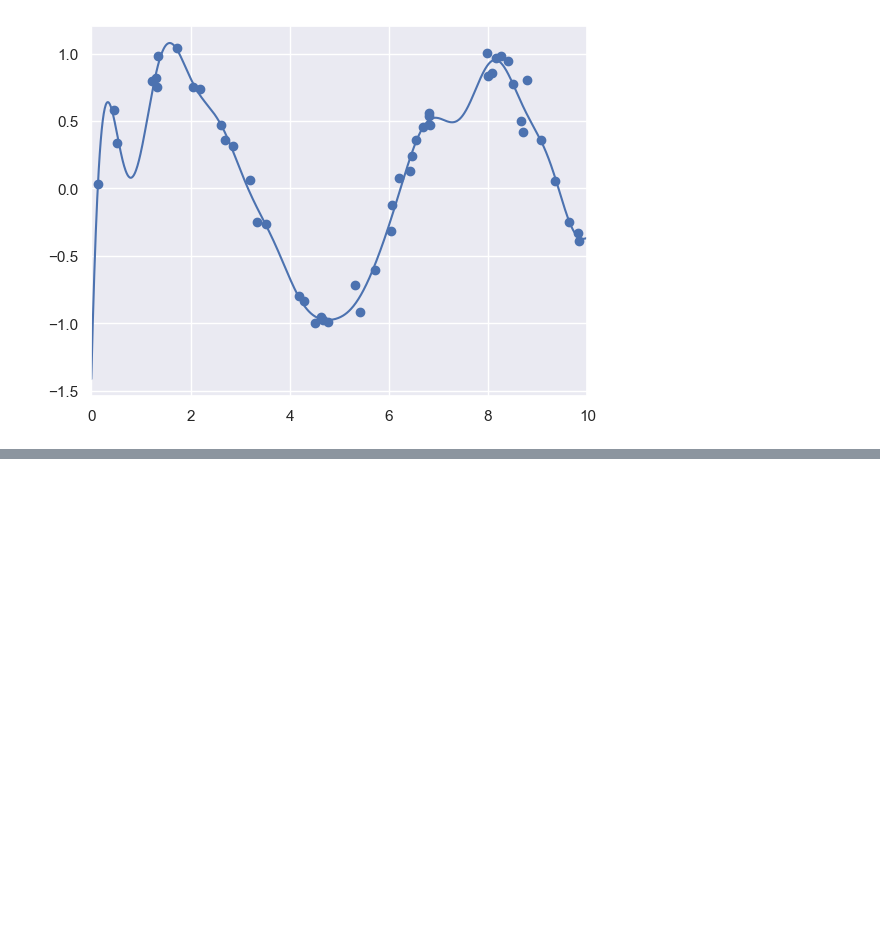
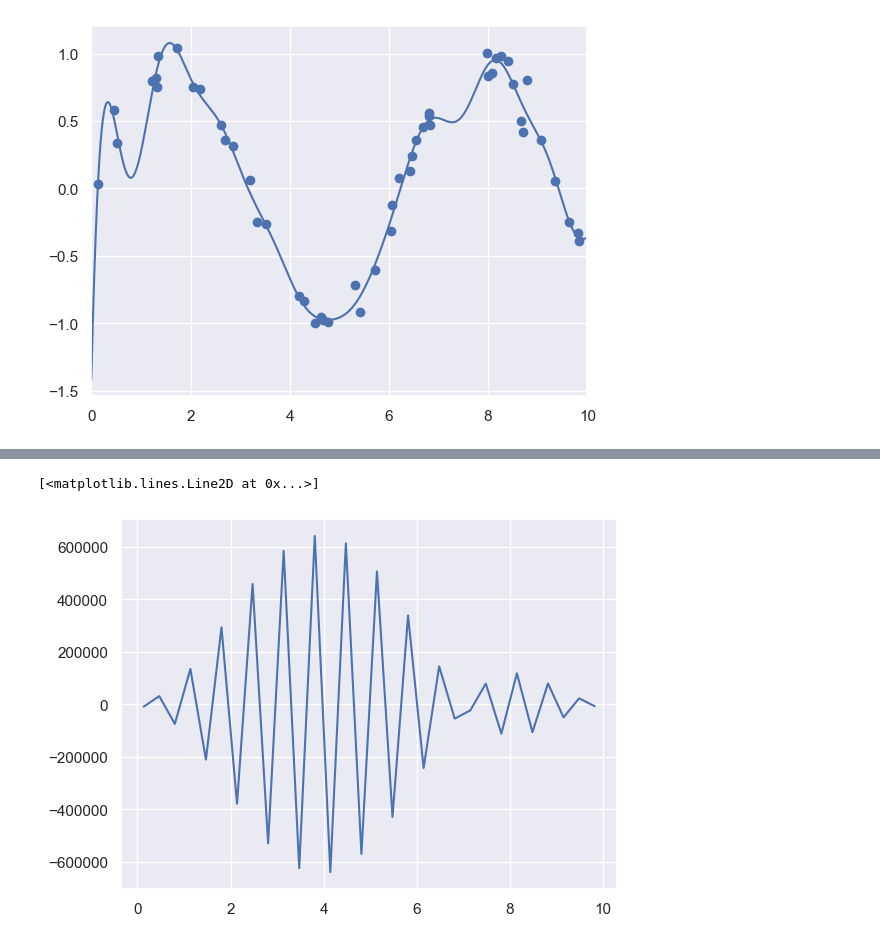
Before and after one commit to svd-jelo/IBM-Data-Science-Specialization, a Jupyter notebook: Course-9_Machine-Learning/notebooks/NB4_Linear-Regression.ipynb, the cells around one changed output, grey strips where cells are left out. Cells and saved outputs as stored; diff of their text form; code cells hidden in the pictures; blank space fills up the shorter version.

```diff
--- a/Course-9_Machine-Learning/notebooks/NB4_Linear-Regression.ipynb
+++ b/Course-9_Machine-Learning/notebooks/NB4_Linear-Regression.ipynb
@@ -192,0 +206,8 @@ plt.xlim(0, 10);
+# %%
+plt.plot(
+    model.steps[0][1].centers_,
+    model.steps[1][1].coef_
+)
+# %% [output]
+[<matplotlib.lines.Line2D at 0x...>]
+[figure, added]
```
Also changed, not shown: parts of 14 cells of this notebook.
